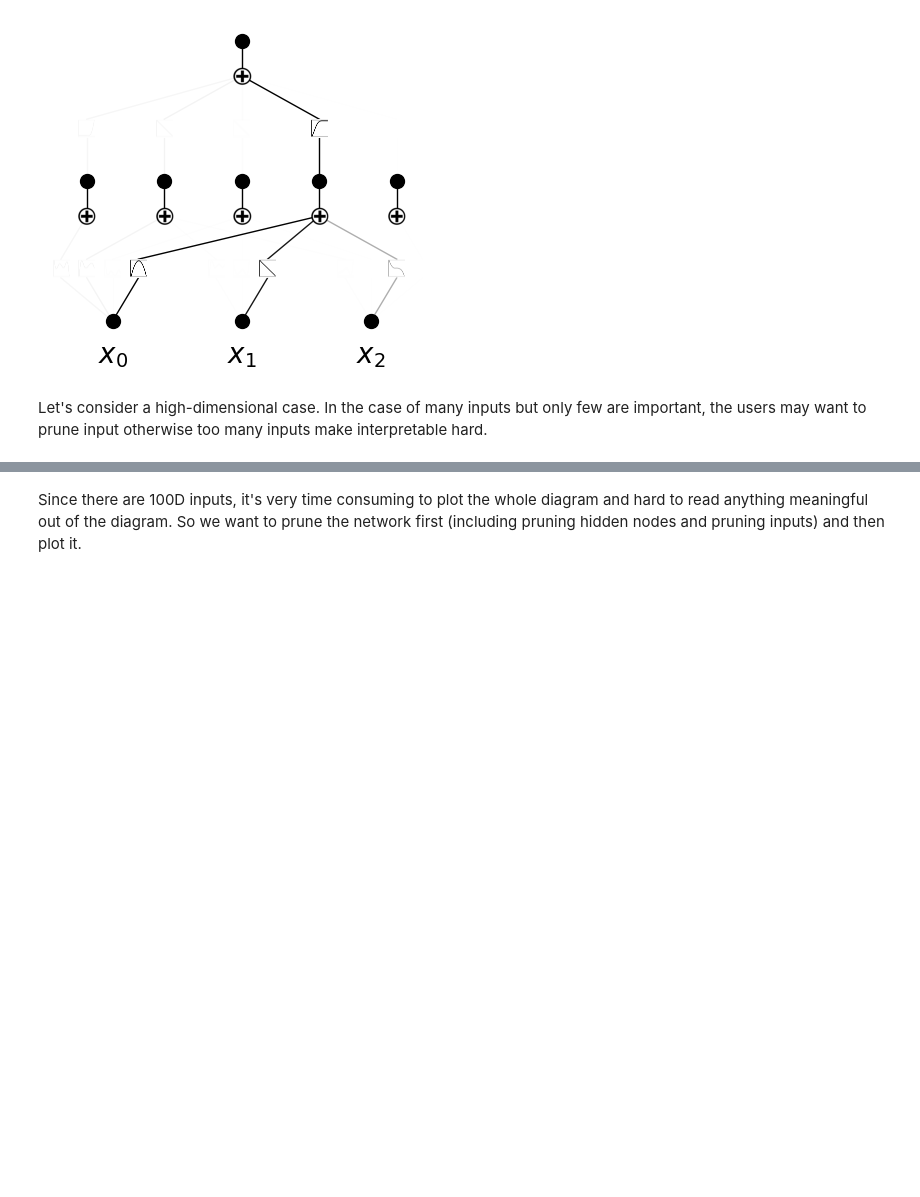
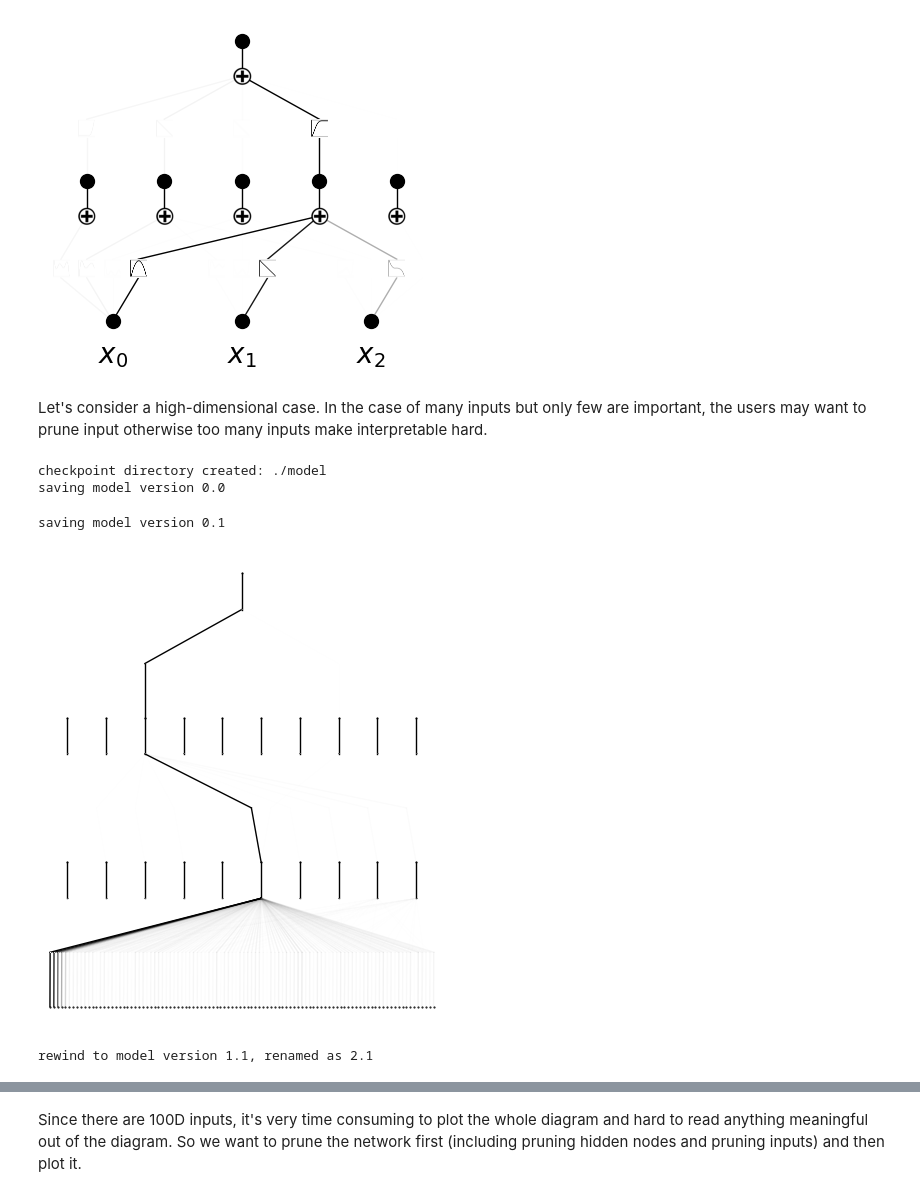
Before and after one commit to KindXiaoming/pykan, a Jupyter notebook: tutorials/Interp_4_feature_attribution.ipynb, the cells around one changed output, grey strips where cells are left out. Drawn from its saved outputs; the diff is of its cells as text; code cells hidden in the pictures; blank space fills up the shorter version.

```diff
--- a/tutorials/Interp_4_feature_attribution.ipynb
+++ b/tutorials/Interp_4_feature_attribution.ipynb
@@ -54,7 +54,19 @@ def f(x):
 
 dataset = create_dataset(f, n_var=n_var)
 
-input_vars = [r'$x_'+str(i)+'$' for i in range(n_var)]
+input_vars = [r'$x_{'+str(i)+'}$' for i in range(n_var)]
 
-model = KAN(width=[n_var,10,10,1])
-model.fit(dataset, steps=50, lamb=0.001);
+model = KAN(width=[n_var,10,10,1], seed=2)
+model.fit(dataset, steps=50, lamb=1e-3, reg_metric='edge_forward_n');
+# %% [output]
+checkpoint directory created: ./model
+saving model version 0.0
+saving model version 0.1
+# %%
+model.plot()
+# %% [output]
+[figure, added]
+# %%
+model = model.rewind('0.1')
+# %% [output]
+rewind to model version 1.1, renamed as 2.1
```
Also changed, not shown: parts of 8 cells of this notebook, 49 other files.
